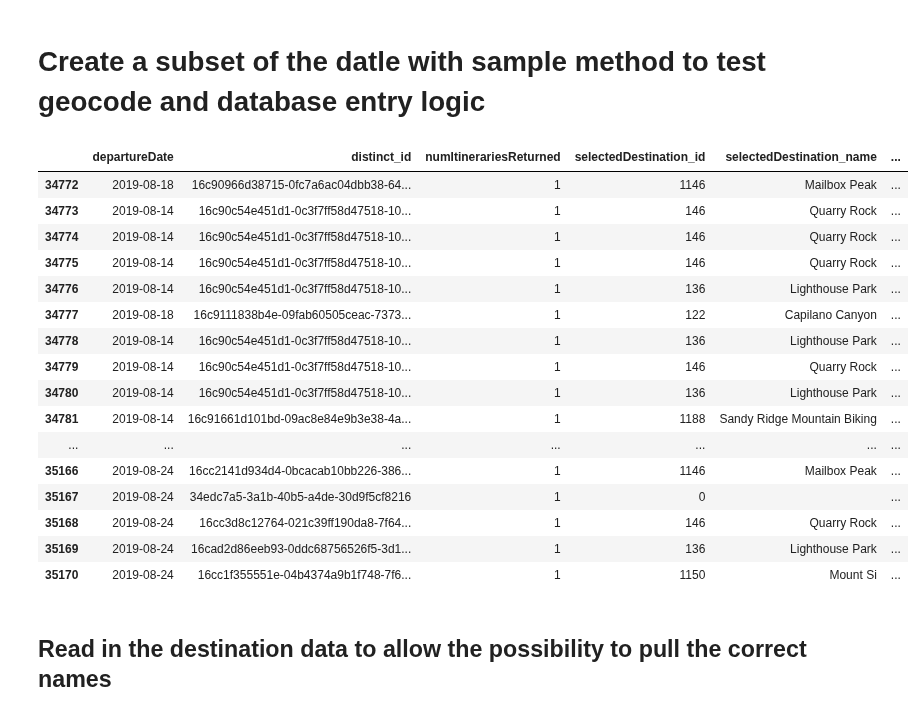
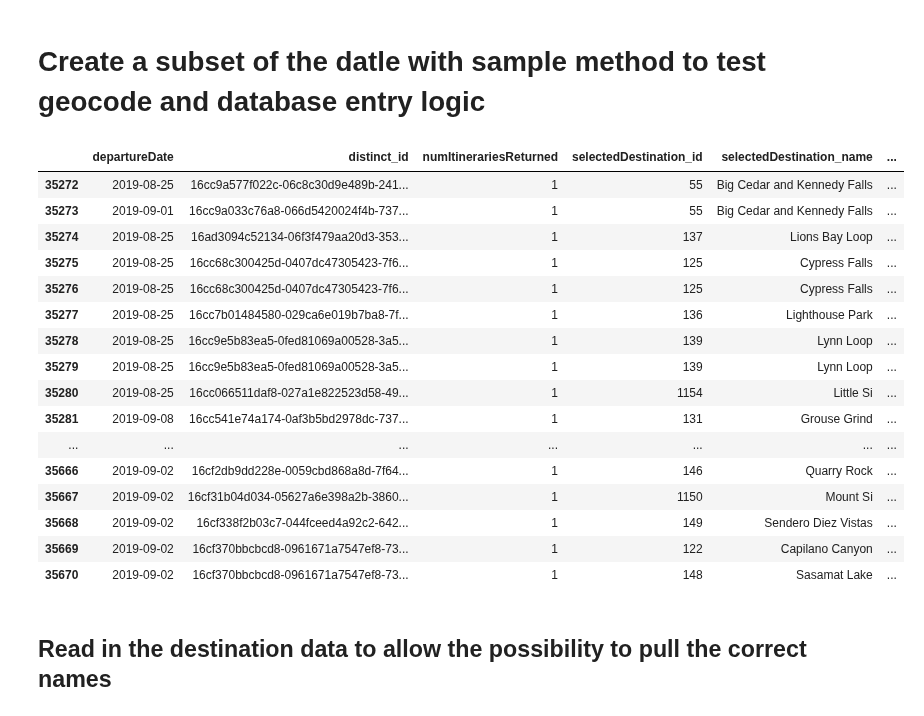
Before and after one commit to turnofftheapp/mapProj, a Jupyter notebook: wrangleDataAndFillDb.ipynb, the cells around one changed output. Saved outputs shown, nothing was run; the diff lists cells and outputs as text; code cells hidden in the pictures.

```diff
--- a/wrangleDataAndFillDb.ipynb
+++ b/wrangleDataAndFillDb.ipynb
@@ -162,28 +159,28 @@ df['user_id'] = df['user_id'].astype(str)
 # Create a subset of the datle with sample method to test geocode and database entry logic
 # %%
 # Create a random sample of the database, these entries will be added to the database in the next section
-sampleDf = df.tail(1000)
+sampleDf = df.tail(500)
 
 # Output this random sample
 sampleDf.head(len(sampleDf))
 # %% [output]
 |  | departureDate | distinct_id | numItinerariesReturned | selectedDestination_id | selectedDestination_name | ... |
-| 34772 | 2019-08-18 | 16c90966d38715-0fc7a6ac04dbb38-64... | 1 | 1146 | Mailbox Peak | ... |
-| 34773 | 2019-08-14 | 16c90c54e451d1-0c3f7ff58d47518-10... | 1 | 146 | Quarry Rock | ... |
-| 34774 | 2019-08-14 | 16c90c54e451d1-0c3f7ff58d47518-10... | 1 | 146 | Quarry Rock | ... |
-| 34775 | 2019-08-14 | 16c90c54e451d1-0c3f7ff58d47518-10... | 1 | 146 | Quarry Rock | ... |
-| 34776 | 2019-08-14 | 16c90c54e451d1-0c3f7ff58d47518-10... | 1 | 136 | Lighthouse Park | ... |
-| 34777 | 2019-08-18 | 16c9111838b4e-09fab60505ceac-7373... | 1 | 122 | Capilano Canyon | ... |
-| 34778 | 2019-08-14 | 16c90c54e451d1-0c3f7ff58d47518-10... | 1 | 136 | Lighthouse Park | ... |
-| 34779 | 2019-08-14 | 16c90c54e451d1-0c3f7ff58d47518-10... | 1 | 146 | Quarry Rock | ... |
-| 34780 | 2019-08-14 | 16c90c54e451d1-0c3f7ff58d47518-10... | 1 | 136 | Lighthouse Park | ... |
-| 34781 | 2019-08-14 | 16c91661d101bd-09ac8e84e9b3e38-4a... | 1 | 1188 | Sandy Ridge Mountain Biking | ... |
+| 35272 | 2019-08-25 | 16cc9a577f022c-06c8c30d9e489b-241... | 1 | 55 | Big Cedar and Kennedy Falls | ... |
+| 35273 | 2019-09-01 | 16cc9a033c76a8-066d5420024f4b-737... | 1 | 55 | Big Cedar and Kennedy Falls | ... |
+| 35274 | 2019-08-25 | 16ad3094c52134-06f3f479aa20d3-353... | 1 | 137 | Lions Bay Loop | ... |
+| 35275 | 2019-08-25 | 16cc68c300425d-0407dc47305423-7f6... | 1 | 125 | Cypress Falls | ... |
+| 35276 | 2019-08-25 | 16cc68c300425d-0407dc47305423-7f6... | 1 | 125 | Cypress Falls | ... |
+| 35277 | 2019-08-25 | 16cc7b01484580-029ca6e019b7ba8-7f... | 1 | 136 | Lighthouse Park | ... |
+| 35278 | 2019-08-25 | 16cc9e5b83ea5-0fed81069a00528-3a5... | 1 | 139 | Lynn Loop | ... |
+| 35279 | 2019-08-25 | 16cc9e5b83ea5-0fed81069a00528-3a5... | 1 | 139 | Lynn Loop | ... |
+| 35280 | 2019-08-25 | 16cc066511daf8-027a1e822523d58-49... | 1 | 1154 | Little Si | ... |
+| 35281 | 2019-09-08 | 16cc541e74a174-0af3b5bd2978dc-737... | 1 | 131 | Grouse Grind | ... |
 | ... | ... | ... | ... | ... | ... | ... |
-| 35166 | 2019-08-24 | 16cc2141d934d4-0bcacab10bb226-386... | 1 | 1146 | Mailbox Peak | ... |
-| 35167 | 2019-08-24 | 34edc7a5-3a1b-40b5-a4de-30d9f5cf8216 | 1 | 0 |  | ... |
-| 35168 | 2019-08-24 | 16cc3d8c12764-021c39ff190da8-7f64... | 1 | 146 | Quarry Rock | ... |
-| 35169 | 2019-08-24 | 16cad2d86eeb93-0ddc68756526f5-3d1... | 1 | 136 | Lighthouse Park | ... |
-| 35170 | 2019-08-24 | 16cc1f355551e-04b4374a9b1f748-7f6... | 1 | 1150 | Mount Si | ... |
+| 35666 | 2019-09-02 | 16cf2db9dd228e-0059cbd868a8d-7f64... | 1 | 146 | Quarry Rock | ... |
+| 35667 | 2019-09-02 | 16cf31b04d034-05627a6e398a2b-3860... | 1 | 1150 | Mount Si | ... |
+| 35668 | 2019-09-02 | 16cf338f2b03c7-044fceed4a92c2-642... | 1 | 149 | Sendero Diez Vistas | ... |
+| 35669 | 2019-09-02 | 16cf370bbcbcd8-0961671a7547ef8-73... | 1 | 122 | Capilano Canyon | ... |
+| 35670 | 2019-09-02 | 16cf370bbcbcd8-0961671a7547ef8-73... | 1 | 148 | Sasamat Lake | ... |
 # %% [markdown]
 ## Read in the destination data to allow the possibility to pull the correct names
 # %%
```
Also changed, not shown: parts of 2 cells of this notebook, 2 other files.
